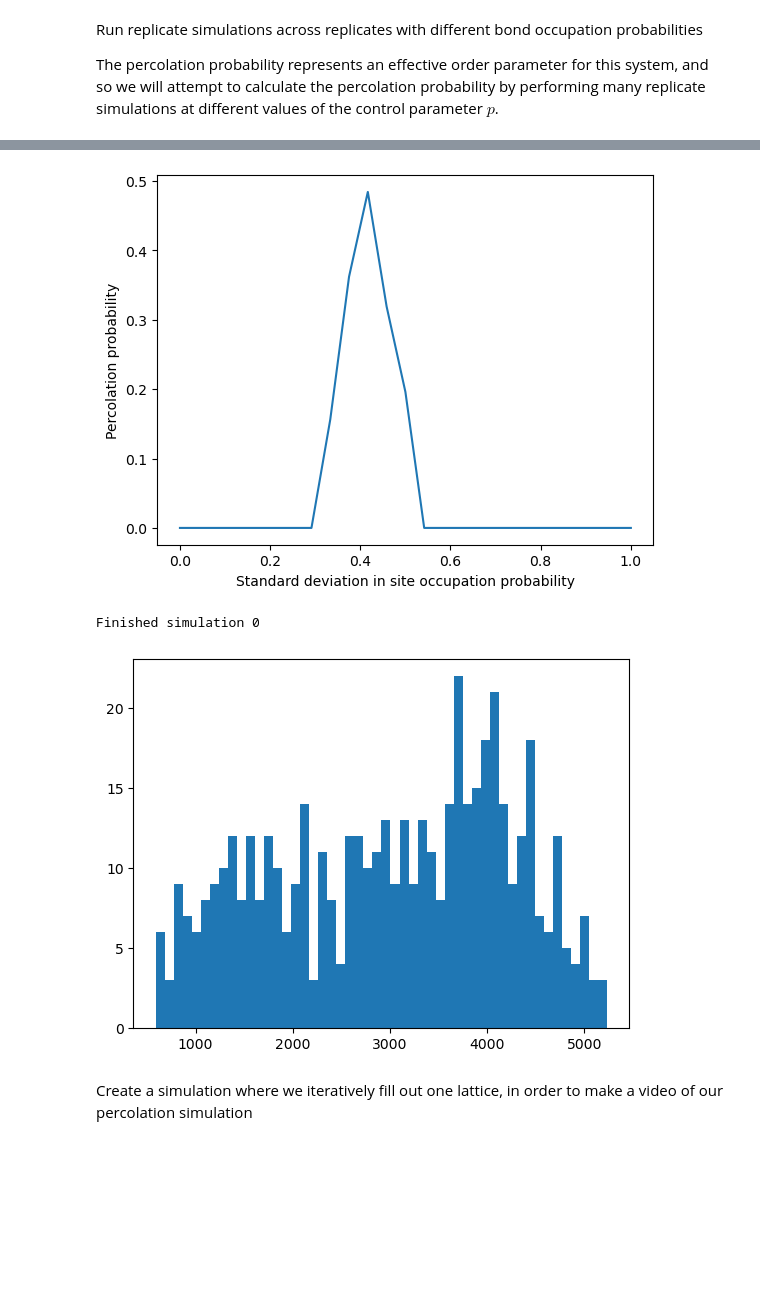
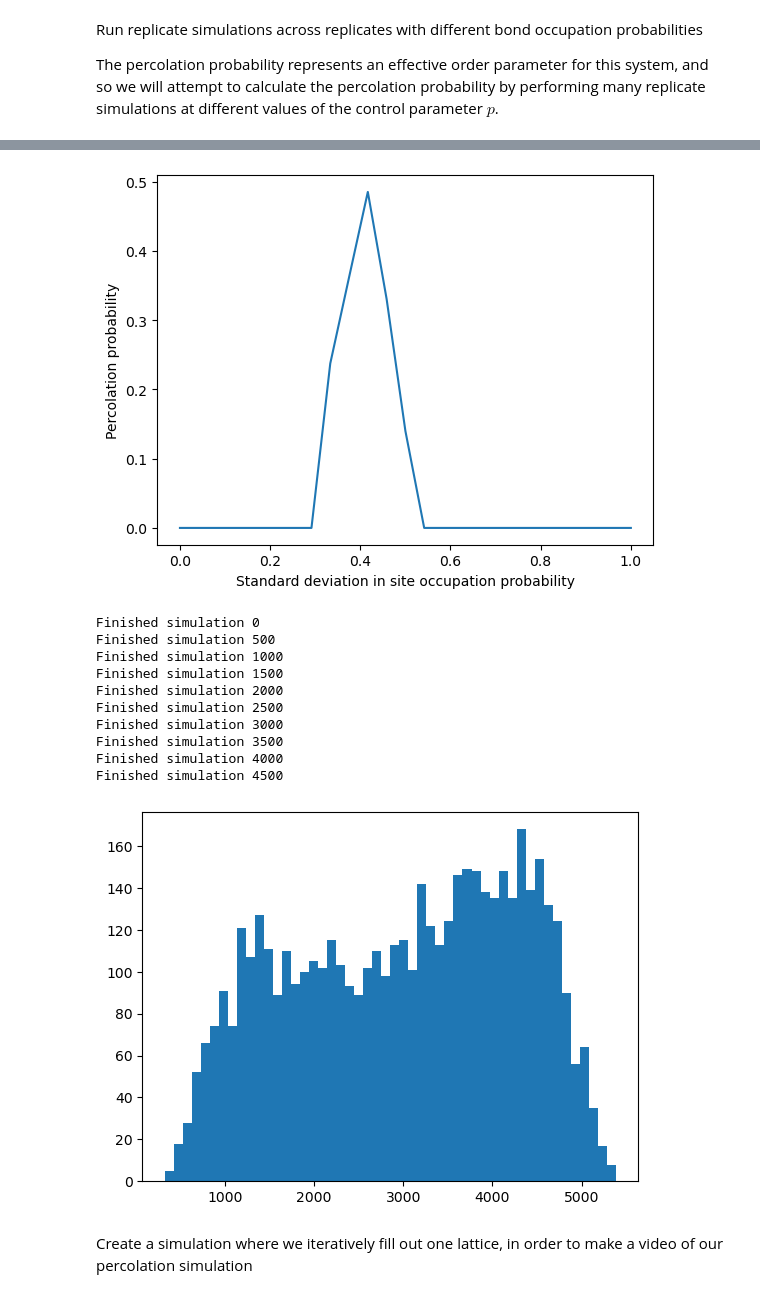
Before and after one commit to ustcer0928/cphyhw, a Jupyter notebook: Homework/cellular_automata_complexity.ipynb, the cells around one changed output, grey strips where cells are left out. Cells and saved outputs as stored; diff of their text form; code cells hidden in the pictures; blank space fills up the shorter version.

```diff
--- a/Homework/cellular_automata_complexity.ipynb
+++ b/Homework/cellular_automata_complexity.ipynb
@@ -123,8 +123,6 @@ class AbelianSandpile:
 
         return None
 
-        raise NotImplementedError
-
     # we use this decorator for class methods that don't require any of the attributes
     # stored in self. Notice how we don't pass self to the method
     @staticmethod
@@ -140,8 +138,6 @@ class AbelianSandpile:
         for i in range(n_step):
             self.step()
         return None
-
-        raise NotImplementedError
 # %% [markdown]
 ### Test and use your code
 
@@ -549,8 +537,9 @@ plt.show()
 ## why does it appear to be bimodal?
 all_cluster_sizes = list()
 p_c = 0.407259
-# my code takes longer than the solution, so I changed the number of repeated steps to 500 instead of 5000
-n_reps = 500
+# my non-recursive code takes longer than the solution, so I changed the number of repeated steps to 500 instead of 5000
+# n_reps = 500
+n_reps = 5000
 for i in range(n_reps):
     model = PercolationSimulation(100, p=p_c)
     model.percolate()
@@ -586,6 +575,15 @@ Running replicate simulations for p = 1.0
-[figure, old version]
+[figure, new version]
 Finished simulation 0
+Finished simulation 500
+Finished simulation 1000
+Finished simulation 1500
+Finished simulation 2000
+Finished simulation 2500
+Finished simulation 3000
+Finished simulation 3500
+Finished simulation 4000
+Finished simulation 4500
-[figure, old version]
+[figure, new version]
 # %% [markdown]
 Create a simulation where we iteratively fill out one lattice, in order to make a video of our percolation simulation
 # %%
```
Also changed, not shown: parts of 4 cells of this notebook.
